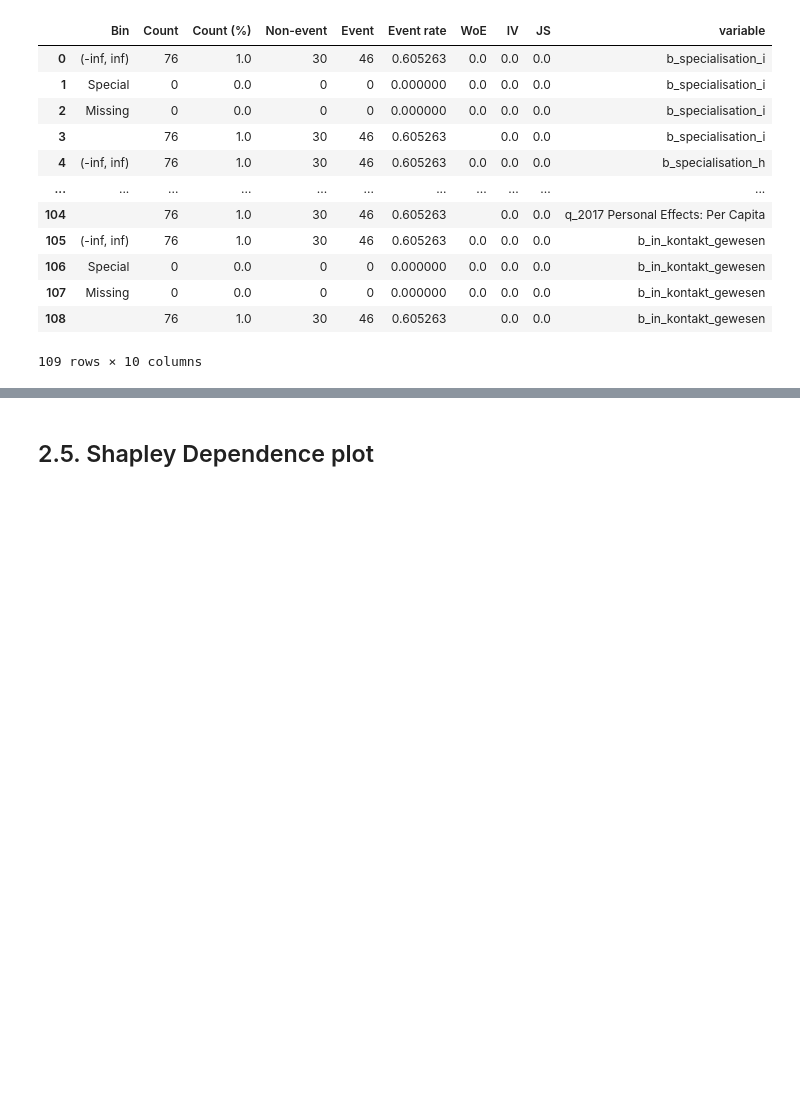
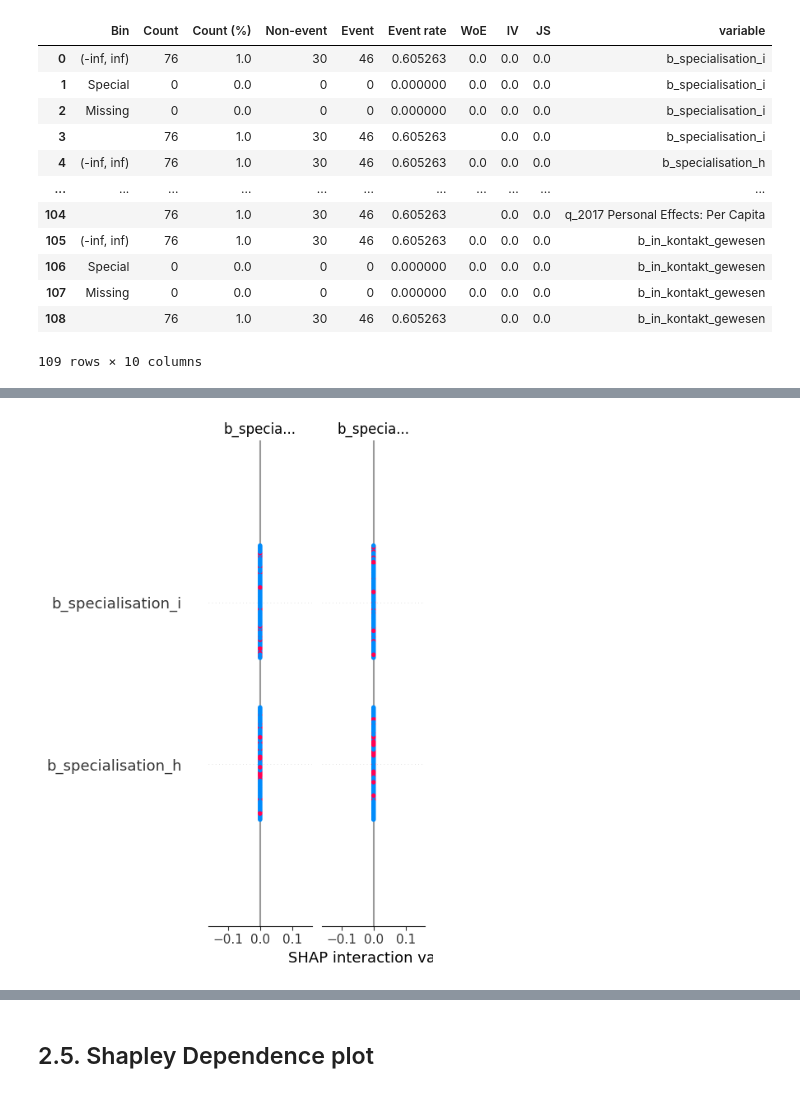
Before and after one commit to adelchi91/customer_generator_temperature_readings, a Jupyter notebook: notebooks/Exploration_new.ipynb, the cells around one changed output, grey strips where cells are left out. Drawn from its saved outputs; the diff is of its cells as text; code cells hidden in the pictures; blank space fills up the shorter version.

```diff
--- a/notebooks/Exploration_new.ipynb
+++ b/notebooks/Exploration_new.ipynb
@@ -758 +545,13 @@ Plots saved in ./figures/univariate/
+# %%
+X_train_cv_ = X_train_cv.assign(
+                                q_OpeningHours=lambda x: x.q_OpeningHours.astype('float'),
+                                q_OpeningDays=lambda x: x.q_OpeningDays.astype('float')
+)
+explainer = shap.TreeExplainer(best_pipelines["Random Forest"].named_steps['model'])
+# shap.initjs()
+shap_values = explainer.shap_values(X_train_cv_, approximate=True)
+# SHAP summary plot
+shap.summary_plot(shap_values, X_train_cv_)
+# %% [output]
+[figure, added]
 # %%
```
Also changed, not shown: parts of 68 cells of this notebook, 24 other files.
